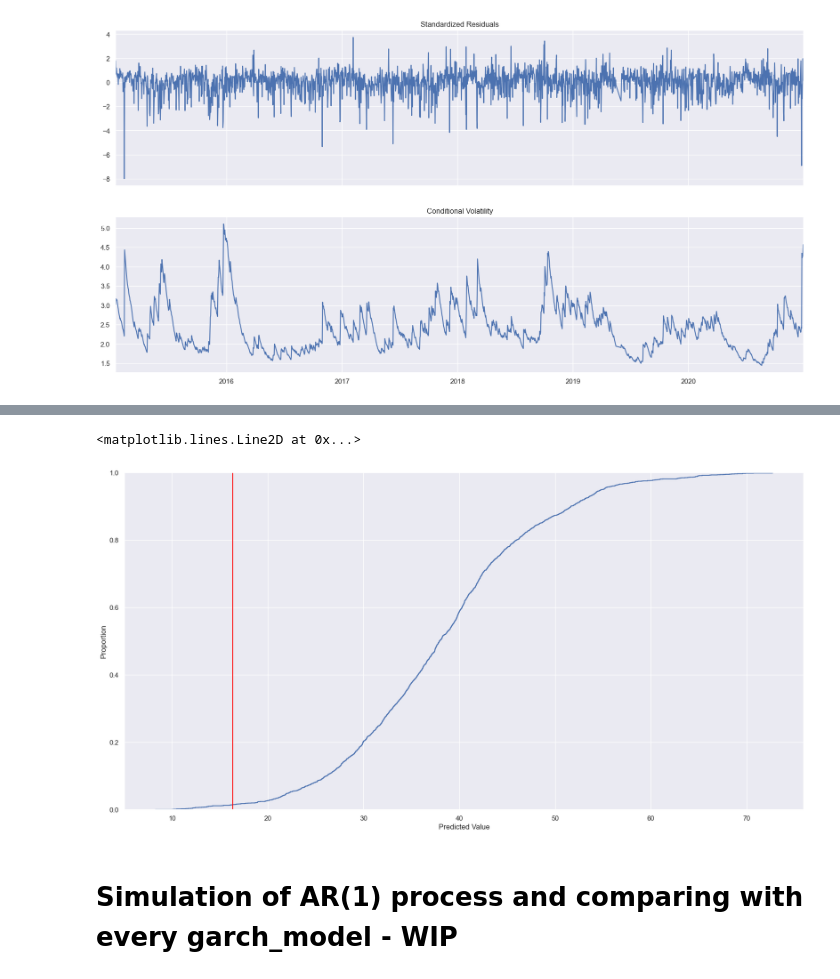
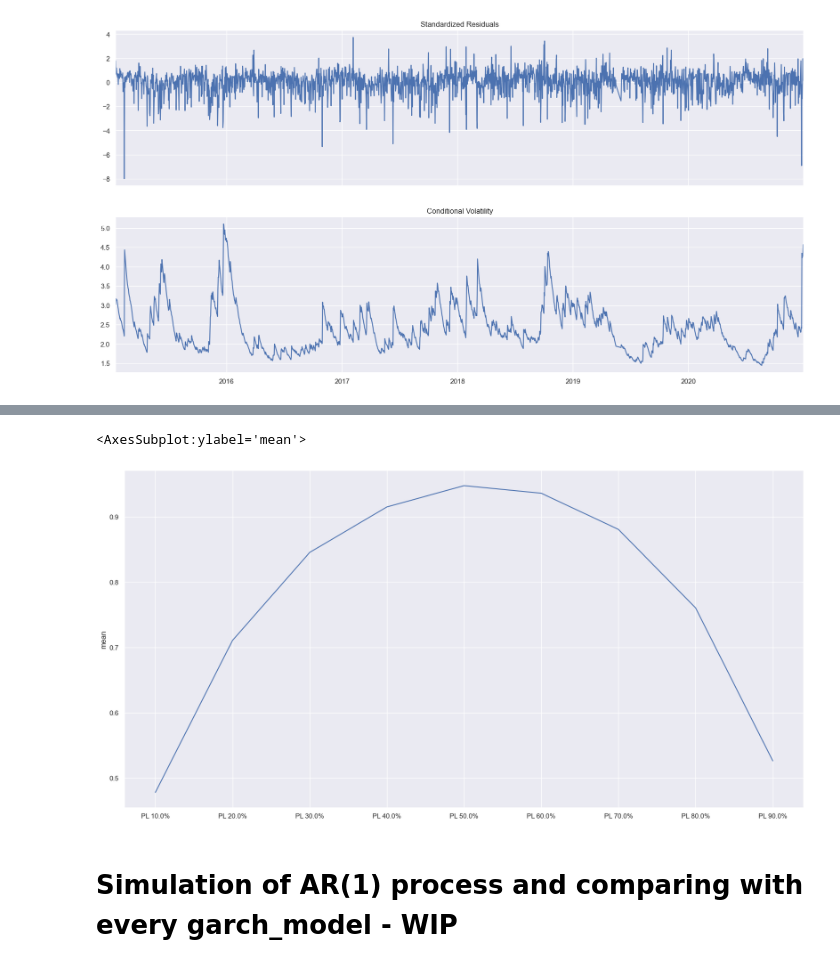
Before and after one commit to KlimisStilp/Price_Timeseries_UK_VScode, a Jupyter notebook: Price Timeseries UK/Totalload_SolarWind_Price_Timeseries.ipynb, the cells around one changed output, grey strips where cells are left out. Cells and saved outputs as stored; diff of their text form; code cells hidden in the pictures.

```diff
--- a/Price Timeseries UK/Totalload_SolarWind_Price_Timeseries.ipynb
+++ b/Price Timeseries UK/Totalload_SolarWind_Price_Timeseries.ipynb
@@ -624,8 +649,10 @@ sns.kdeplot(df_results[0]['Predicted Value'])
-# %%
-sns.ecdfplot(df_results[5]['Predicted Value'])
-plt.axvline(x=np.max(df_results[5]['crps_score']), color='red')
-# %% [output]
-<matplotlib.lines.Line2D at 0x...>
-[figure, removed]
+# %%
+df_test = df_results[0].describe().transpose()
+df_test = df_test.tail(9)
+# %%
+sns.lineplot(df_test.index, df_test['mean'])
+# %% [output]
+<AxesSubplot:ylabel='mean'>
+[figure, added]
 # %% [markdown]
 # Simulation of AR(1) process and comparing with every garch_model - WIP
```
Also changed, not shown: parts of 21 cells of this notebook.
